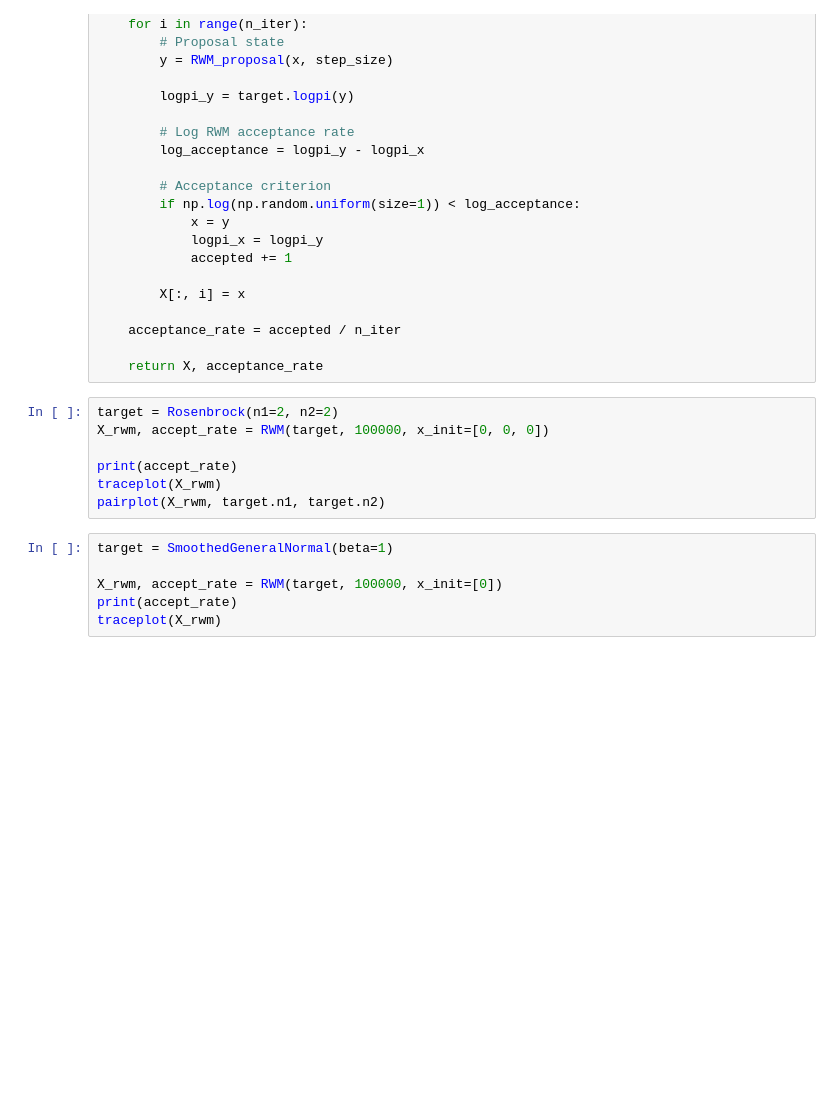
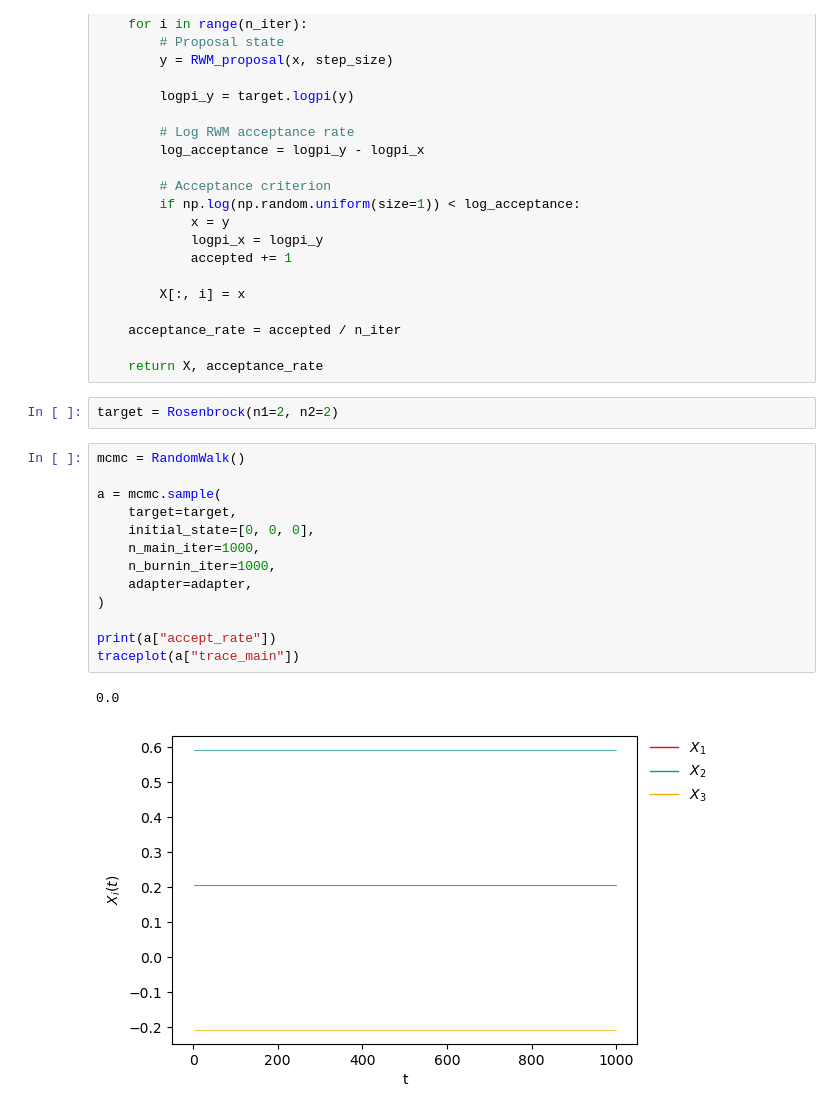
Before and after one commit to bartolomeou/FYP, a Jupyter notebook: adaptive.ipynb, the cells around one changed output. Drawn from its saved outputs; the diff is of its cells as text; blank space fills up the shorter version.

```diff
--- a/adaptive.ipynb
+++ b/adaptive.ipynb
@@ -202,16 +147,21 @@ def RWM(target, n_iter, x_init, step_size=1):
     acceptance_rate = accepted / n_iter
 
     return X, acceptance_rate
-# %%
-target = Rosenbrock(n1=2, n2=2)
-X_rwm, accept_rate = RWM(target, 100000, x_init=[0, 0, 0])
-
-print(accept_rate)
-traceplot(X_rwm)
-pairplot(X_rwm, target.n1, target.n2)
-# %%
-target = SmoothedGeneralNormal(beta=1)
-
-X_rwm, accept_rate = RWM(target, 100000, x_init=[0])
-print(accept_rate)
-traceplot(X_rwm)
+# %%
+target = Rosenbrock(n1=2, n2=2)
+# %%
+mcmc = RandomWalk()
+
+a = mcmc.sample(
+    target=target,
+    initial_state=[0, 0, 0],
+    n_main_iter=1000,
+    n_burnin_iter=1000,
+    adapter=adapter,
+)
+
+print(a["accept_rate"])
+traceplot(a["trace_main"])
+# %% [output]
+0.0
+[figure, added]
```
Also changed, not shown: parts of 3 cells of this notebook, 13 other files.
